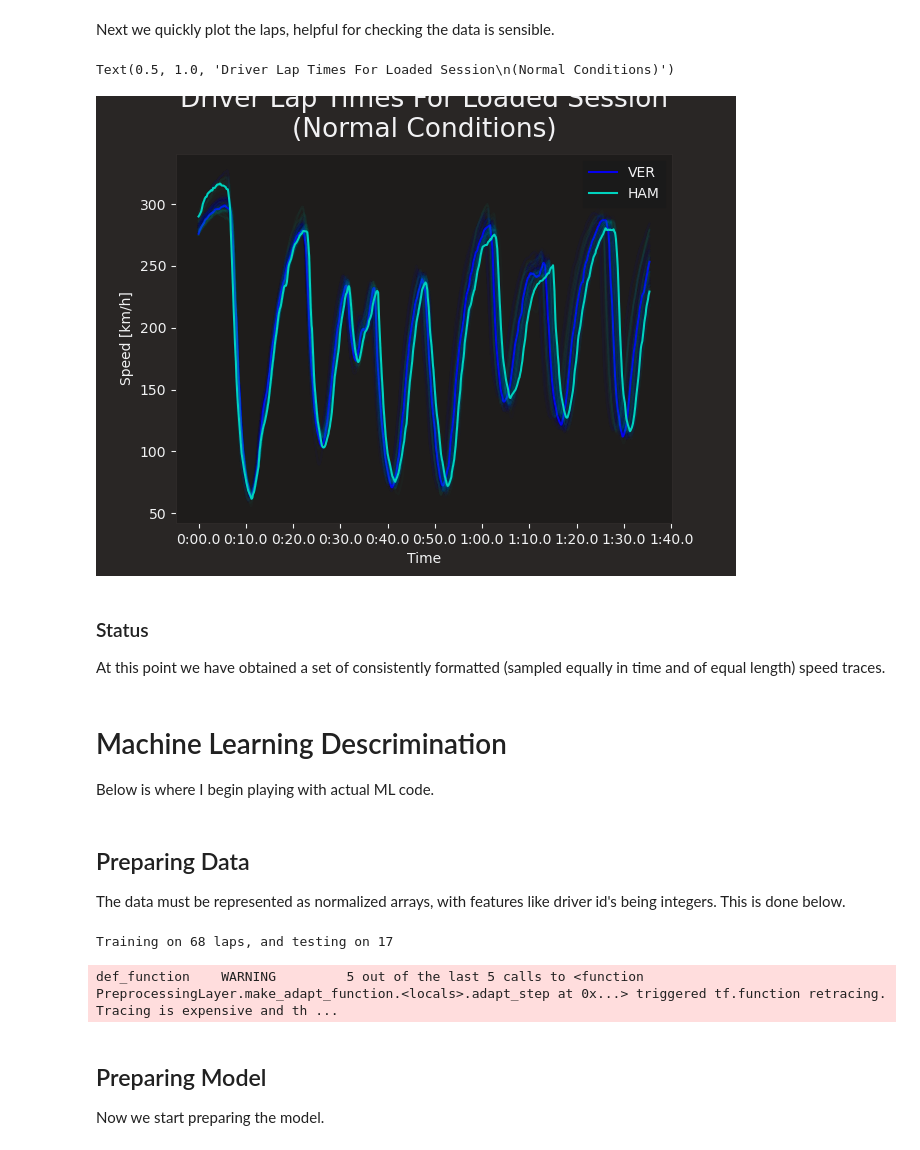
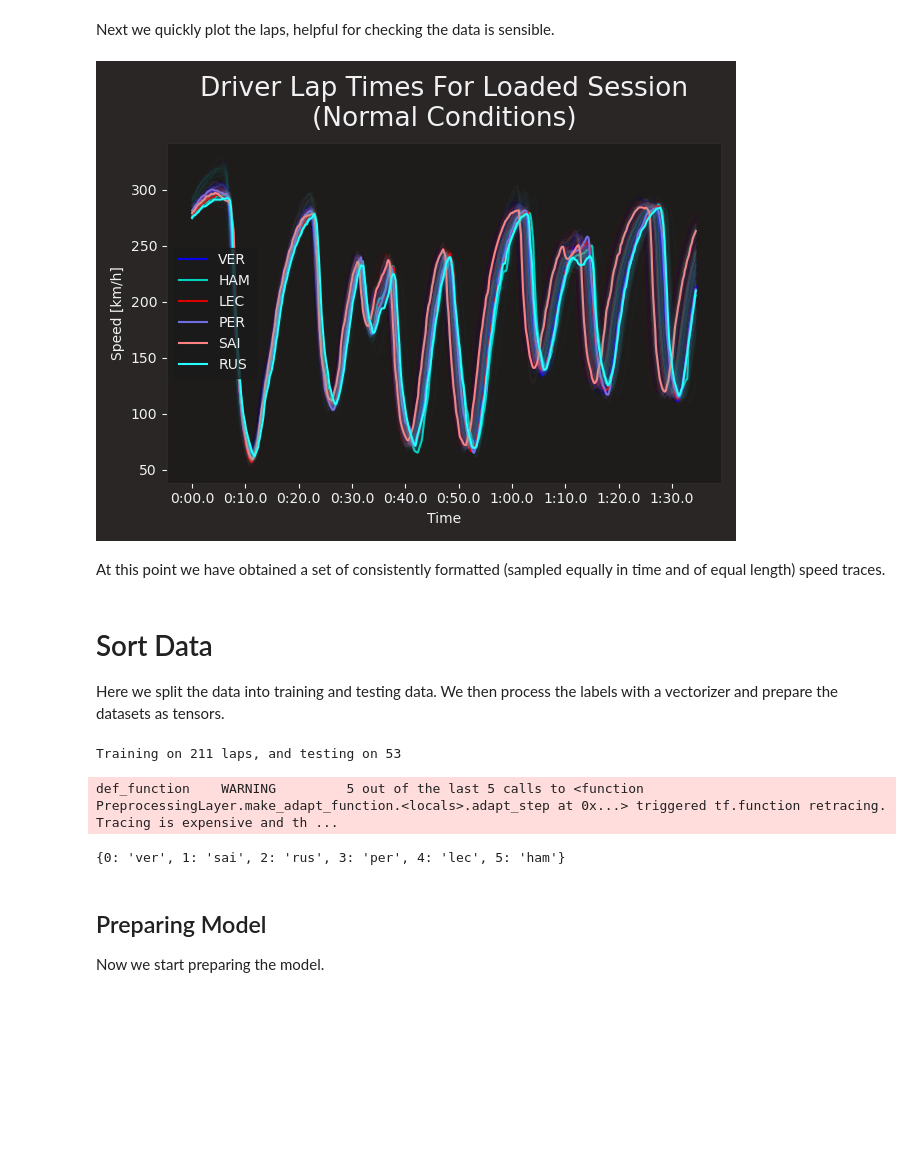
Before and after one commit to djsouthall/f1_djsouthall, a Jupyter notebook: ml/guess_driver_from_telem.ipynb, the cells around one changed output. Saved outputs shown, nothing was run; the diff lists cells and outputs as text; code cells hidden in the pictures; blank space fills up the shorter version.

Commit message:
Guessing track working!  Driver still in progress.

```diff
--- a/ml/guess_driver_from_telem.ipynb
+++ b/ml/guess_driver_from_telem.ipynb
@@ -86,28 +72,28 @@ Number of GPUs Available: [PhysicalDevice(name='/physical_device:GPU:0', device_
 # %%
-
+# Load and filter lap telemetry.
 
 # Get speed traces for Max in Abu Dhabi 2022 GP
 schedule = fastf1.get_event_schedule(year=2022, include_testing=False)
 event = schedule.get_event_by_round(1)
 session = event.get_session('R')
 session.load()
-driver_info = fastf1.api.driver_info(session.api_path)
-all_drivers = np.asarray([d['Tla'] for i, d in driver_info.items()])
 
 path = os.path.join(os.environ['f1_install'], 'dataframes')
 telem_param = 'Speed'
 
 refined_laps = loadTelemForEvent(event, path=path, telem_param=telem_param) # Formatted laps generated by ml/save_lap_telemetry.py
+# Here we can filter to a subset of drivers
+all_drivers = np.unique([c.split('_')[0] for c in refined_laps.columns])
 
+# For simplificity here we can reduce the number of drivers to consider
+# or use the fully available set.
+if False:
+    choose_drivers = all_drivers
+else:
+    choose_drivers = ['VER', 'PER', 'LEC', 'SAI', 'HAM', 'RUS'] # Some subset to simplify the problem down to a handful of drivers first
 
-# Simplify the problem down to a handful of drivers first
-choose_drivers = ['VER', 'HAM']#all_drivers#['VER', 'HAM', 'LEC','BOT','SAI','RUS']
-
-columns = refined_laps.columns[[np.isin(c.split('_')[0], choose_drivers) for c in refined_laps.columns]]
+columns = refined_laps.columns[[np.isin(c.split('_')[0], choose_drivers) for c in refined_laps.columns]] # Select subset of columns relevant to selected drivers
 refined_laps = refined_laps[columns]
-all_drivers = choose_drivers
-
-# print(refined_laps.head())
 # %% [output]
 core           INFO     Loading data for Bahrain Grand Prix - Race [v2.3.0]
 api            INFO     Using cached data for driver_info
@@ -144,38 +132,33 @@ Next we quickly plot the laps, helpful for checking the data is sensible.
 # %%
 # Quickly plot laps
 plt.figure()
 
-for driver in all_drivers:
+for driver in choose_drivers:
     driver_laps = refined_laps.loc[:, refined_laps.columns.str.match('{}*'.format(driver))]
     laptimes = driver_laps.notna()[::-1].idxmax()
     min_lap = laptimes.argmin()
     max_lap = laptimes.argmax()
     for i, (lap_name, lap) in enumerate(driver_laps.iteritems()):
         plt.plot(lap, alpha=1.0 if i == min_lap else 1.0/len(driver_laps.columns), c=fastf1.plotting.driver_color(driver), label=driver if i == min_lap else None)
 
 leg = plt.legend()
 for lh in leg.legendHandles:
     lh.set_alpha(1)
 plt.ylabel('Speed [km/h]')
 plt.xlabel('Time')
 plt.title('Driver Lap Times For Loaded Session\n(Normal Conditions)')
+plt.tight_layout()
 # %% [output]
-Text(0.5, 1.0, 'Driver Lap Times For Loaded Session\n(Normal Conditions)')
-[figure, old version]
+[figure, new version]
 # %% [markdown]
-### Status
 At this point we have obtained a set of consistently formatted (sampled equally in time and of equal length) speed traces.
-# %% [markdown]
-# Machine Learning Descrimination
-
-Below is where I begin playing with actual ML code.
-# %% [markdown]
-## Preparing Data
-The data must be represented as normalized arrays, with features like driver id's being integers.  This is done below.
+# %% [markdown]
+# Sort Data
+Here we split the data into training and testing data.  We then process the labels with a vectorizer and prepare the datasets as tensors.
 # %%
 # Get numpy array where each row is lap, and obtain labels.
 np_laps = refined_laps.to_numpy().T #Will cut off laps longer than shortest lap in the calander.
-labels = np.asarray([c.split('_')[0] for c in refined_laps.columns]) # np.asarray([np.where(all_drivers == c.split('_')[0])[0][0] for c in refined_laps.columns]) # Each driver associated with an integer.
+labels = np.asarray([c.split('_')[0] for c in refined_laps.columns])
 
 training_percent = 0.8
 
@@ -186,7 +169,7 @@ testing_indices = np.arange(len(refined_laps.columns))[~np.isin(np.arange(len(re
 
 print('Training on {} laps, and testing on {}'.format(len(training_indices), len(testing_indices)))
 # %% [output]
-Training on 68 laps, and testing on 17
+Training on 211 laps, and testing on 53
 # %%
 # Prepare preprocessing
 scaler = keras.layers.Rescaling(scale=1.0/np.nanmax(np_laps))
@@ -203,8 +186,12 @@ testing_labels = vectorizer(labels[testing_indices]) - 2
 testing_data = scaler(np_laps[testing_indices])#tf.convert_to_tensor(np_laps[testing_indices])
 
 label_key = vectorizer.get_vocabulary()[2:] #Strip off the '' and 'UNK' options.
+label_dict = dict([(vectorizer(l).numpy()[0] - 2, l) for l in vectorizer.get_vocabulary()[2:]]) # [2:] strips off the '' and 'UNK' default 0 and 1 values from vectorizer. - 2 accounts for shifting these such that labels start at 0.
+
+print(label_dict)
 # %% [output]
 def_function    WARNING         5 out of the last 5 calls to <function PreprocessingLayer.make_adapt_function.<locals>.adapt_step at 0x...> triggered tf.function retracing. Tracing is expensive and th ...
+{0: 'ver', 1: 'sai', 2: 'rus', 3: 'per', 4: 'lec', 5: 'ham'}
 # %% [markdown]
 ## Preparing Model
 Now we start preparing the model.
```
Also changed, not shown: parts of 13 cells of this notebook, 2 other files.
